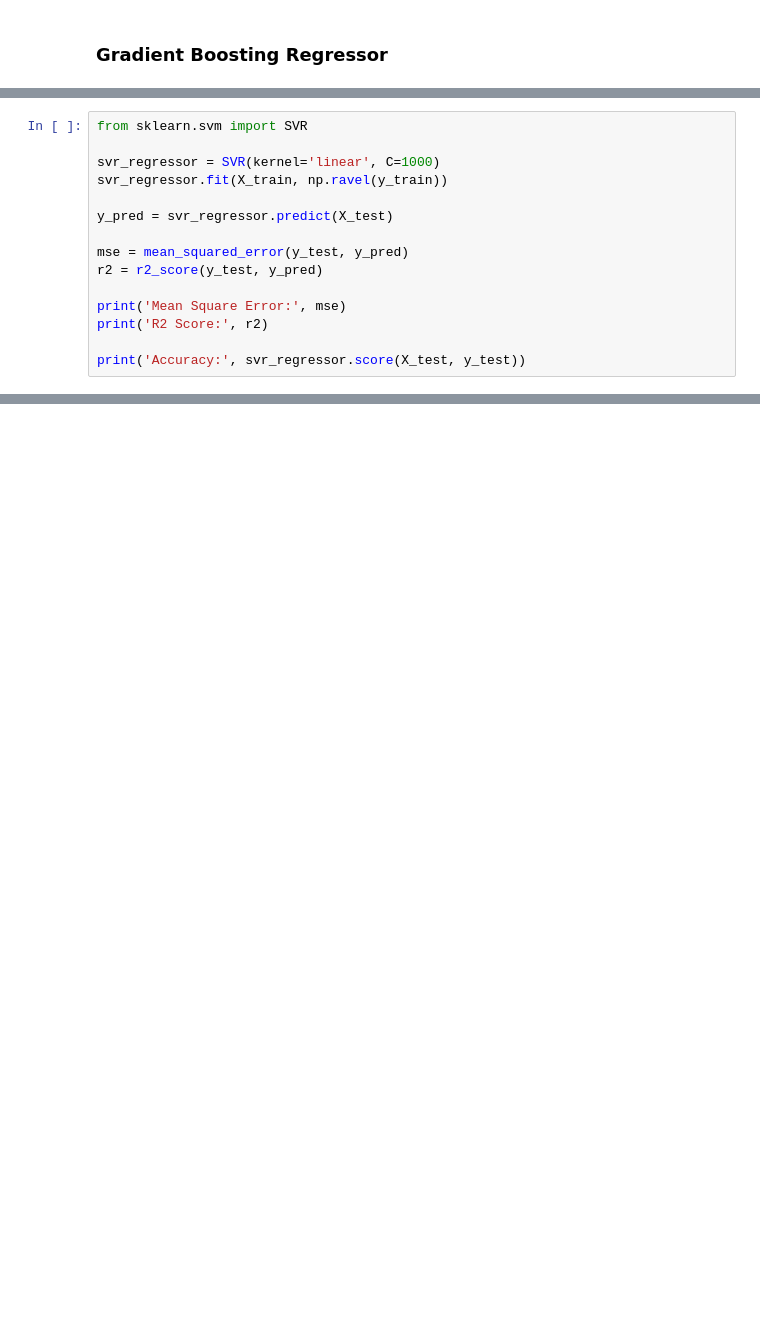
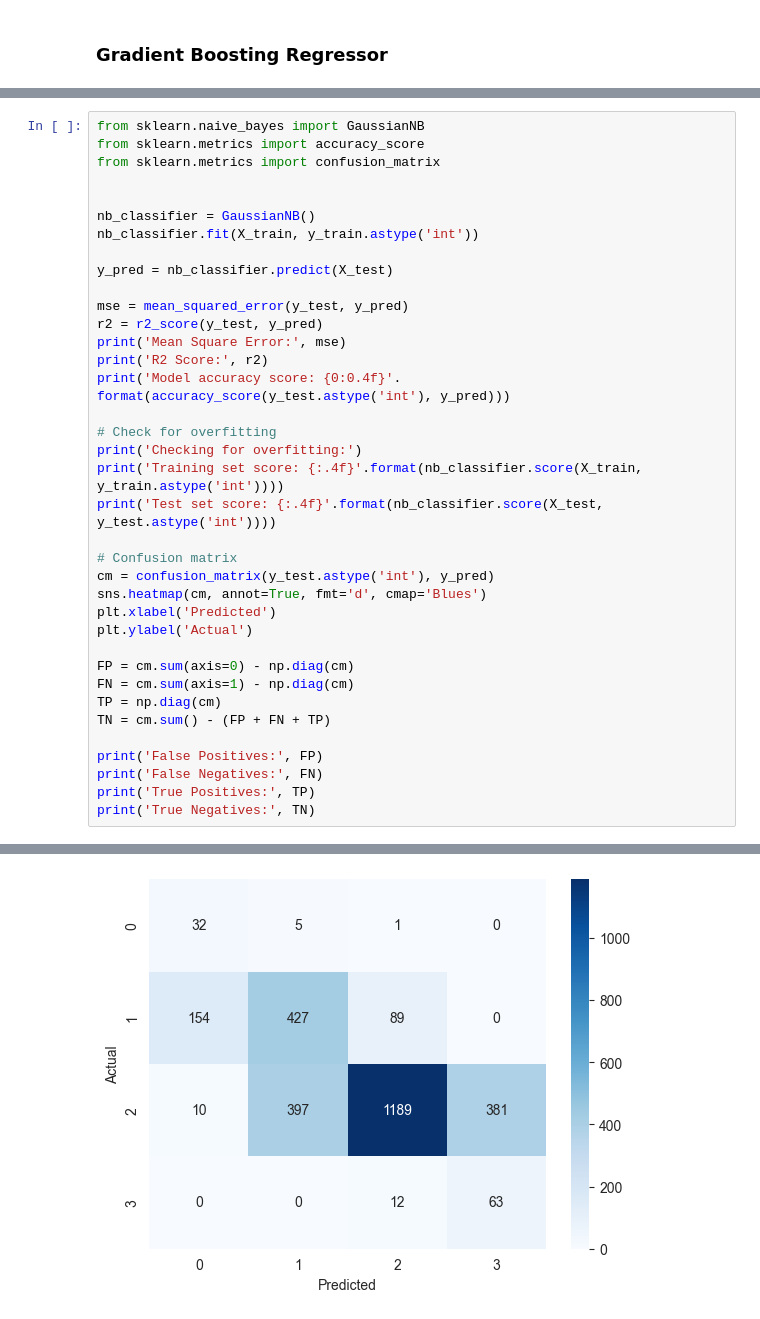
Before and after one commit to DiegoConce/data-analytics-movielens, a Jupyter notebook: classicMl.ipynb, the cells around one changed output, grey strips where cells are left out. Saved outputs shown, nothing was run; the diff lists cells and outputs as text; blank space fills up the shorter version.

```diff
--- a/classicMl.ipynb
+++ b/classicMl.ipynb
@@ -141,15 +296,0 @@ Accuracy: 0.9632946147027102
-# %%
-from sklearn.svm import SVR
-
-svr_regressor = SVR(kernel='linear', C=1000)
-svr_regressor.fit(X_train, np.ravel(y_train))
-
-y_pred = svr_regressor.predict(X_test)
-
-mse = mean_squared_error(y_test, y_pred)
-r2 = r2_score(y_test, y_pred)
-
-print('Mean Square Error:', mse)
-print('R2 Score:', r2)
-
-print('Accuracy:', svr_regressor.score(X_test, y_test))
@@ -155,0 +354,38 @@ print('Accuracy:', svr_regressor.score(X_test, y_test))
+# %%
+from sklearn.naive_bayes import GaussianNB
+from sklearn.metrics import accuracy_score
+from sklearn.metrics import confusion_matrix
+
+
+nb_classifier = GaussianNB()
+nb_classifier.fit(X_train, y_train.astype('int'))
+
+y_pred = nb_classifier.predict(X_test)
+
+mse = mean_squared_error(y_test, y_pred)
+r2 = r2_score(y_test, y_pred)
+print('Mean Square Error:', mse)
+print('R2 Score:', r2)
+print('Model accuracy score: {0:0.4f}'. format(accuracy_score(y_test.astype('int'), y_pred)))
+
+# Check for overfitting
+print('Checking for overfitting:')
+print('Training set score: {:.4f}'.format(nb_classifier.score(X_train, y_train.astype('int'))))
+print('Test set score: {:.4f}'.format(nb_classifier.score(X_test, y_test.astype('int'))))
+
+# Confusion matrix
+cm = confusion_matrix(y_test.astype('int'), y_pred)
+sns.heatmap(cm, annot=True, fmt='d', cmap='Blues')
+plt.xlabel('Predicted')
+plt.ylabel('Actual')
+
+FP = cm.sum(axis=0) - np.diag(cm)
+FN = cm.sum(axis=1) - np.diag(cm)
+TP = np.diag(cm)
+TN = cm.sum() - (FP + FN + TP)
+
+print('False Positives:', FP)
+print('False Negatives:', FN)
+print('True Positives:', TP)
+print('True Negatives:', TN)
+# %% [output]
@@ -155,0 +402 @@ print('Accuracy:', svr_regressor.score(X_test, y_test))
+[figure, added]
```
Also changed, not shown: parts of 22 cells of this notebook, 1 other file.
